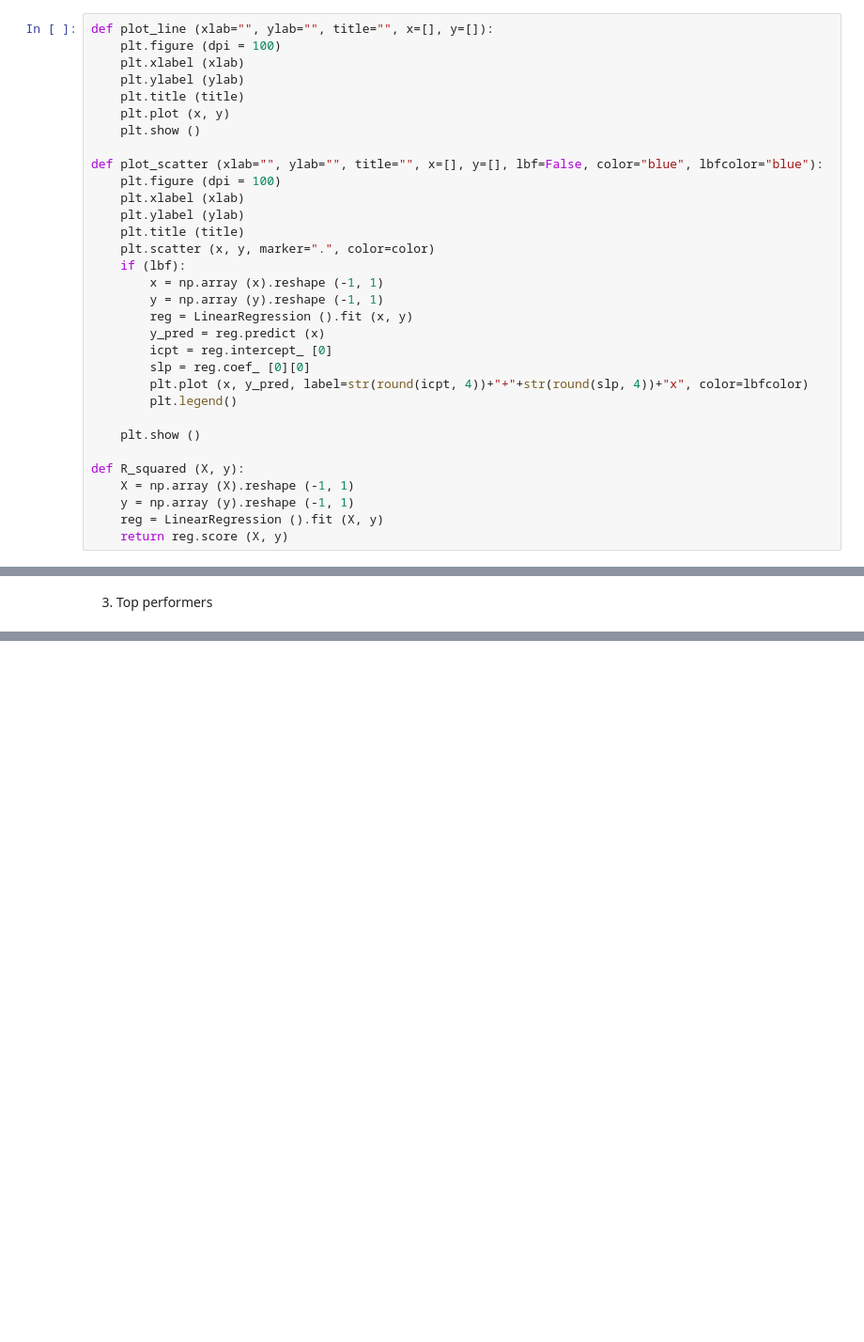
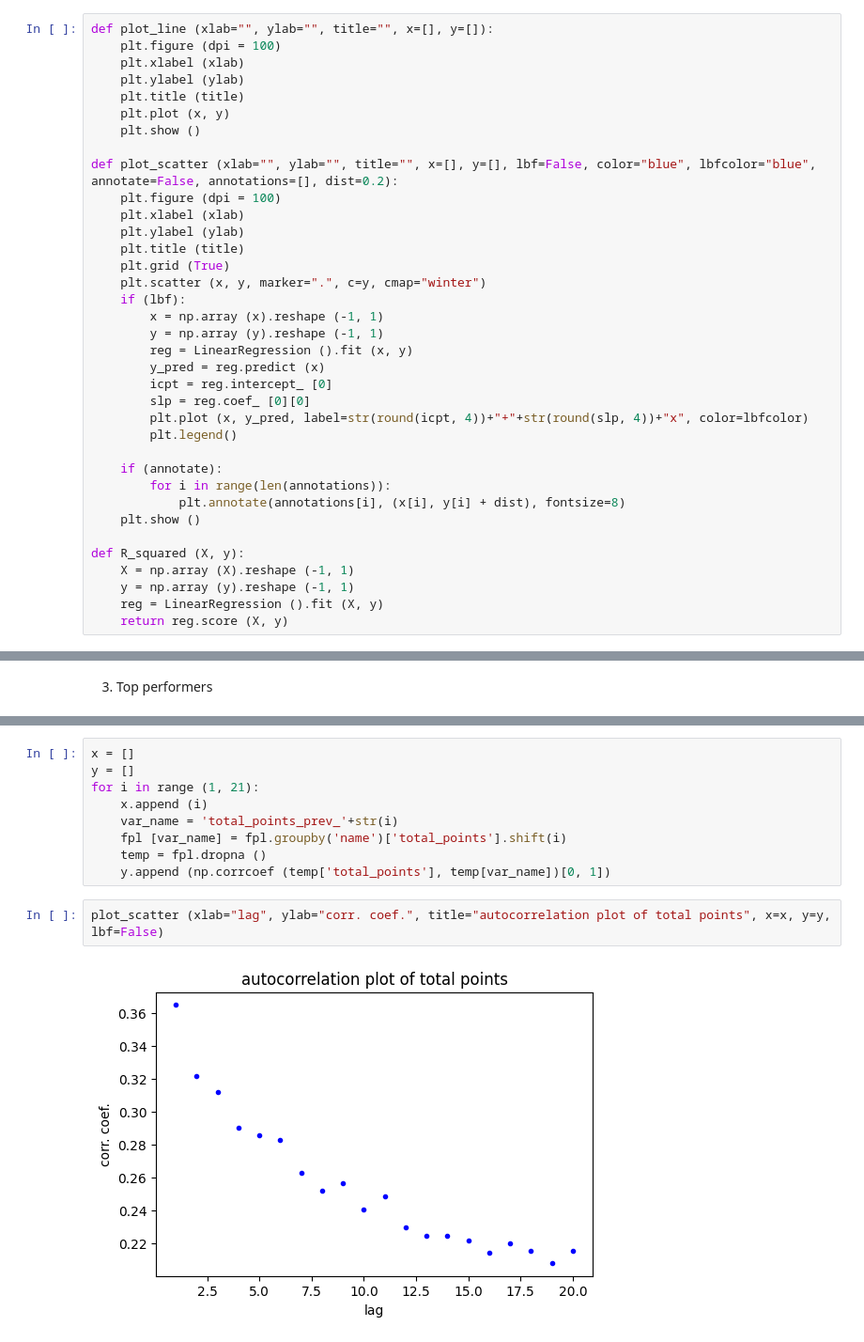
Before and after one commit to bryantx22/ML_FPL, a Jupyter notebook: eda.ipynb, the cells around one changed output, grey strips where cells are left out. Shown at 94% size. Saved outputs shown, nothing was run; the diff lists cells and outputs as text; blank space fills up the shorter version.

```diff
--- a/eda.ipynb
+++ b/eda.ipynb
@@ -13,12 +13,13 @@ def plot_line (xlab="", ylab="", title="", x=[], y=[]):
     plt.plot (x, y)
     plt.show ()
 
-def plot_scatter (xlab="", ylab="", title="", x=[], y=[], lbf=False, color="blue", lbfcolor="blue"):
+def plot_scatter (xlab="", ylab="", title="", x=[], y=[], lbf=False, color="blue", lbfcolor="blue", annotate=False, annotations=[], dist=0.2):
     plt.figure (dpi = 100)
     plt.xlabel (xlab)
     plt.ylabel (ylab)
     plt.title (title)
-    plt.scatter (x, y, marker=".", color=color)
+    plt.grid (True)
+    plt.scatter (x, y, marker=".", c=y, cmap="winter")
     if (lbf):
         x = np.array (x).reshape (-1, 1)
         y = np.array (y).reshape (-1, 1)
@@ -29,6 +30,9 @@ def plot_scatter (xlab="", ylab="", title="", x=[], y=[], lbf=False, color="blue
         plt.plot (x, y_pred, label=str(round(icpt, 4))+"+"+str(round(slp, 4))+"x", color=lbfcolor)
         plt.legend()
 
+    if (annotate):
+        for i in range(len(annotations)):
+            plt.annotate(annotations[i], (x[i], y[i] + dist), fontsize=8)
     plt.show ()
 
 def R_squared (X, y):
@@ -152,0 +153,13 @@ Marcos Alonso 779
+# %%
+x = []
+y = []
+for i in range (1, 21):
+    x.append (i)
+    var_name = 'total_points_prev_'+str(i)
+    fpl [var_name] = fpl.groupby('name')['total_points'].shift(i)
+    temp = fpl.dropna ()
+    y.append (np.corrcoef (temp['total_points'], temp[var_name])[0, 1])
+# %%
+plot_scatter (xlab="lag", ylab="corr. coef.", title="autocorrelation plot of total points", x=x, y=y, lbf=False)
+# %% [output]
+[figure, added]
```
Also changed, not shown: parts of 22 cells of this notebook, 2 other files.
